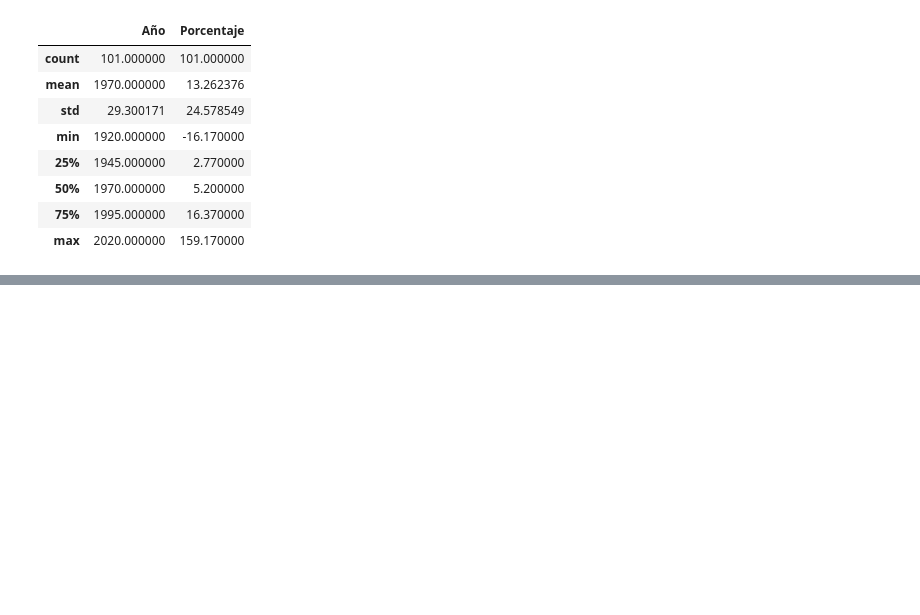
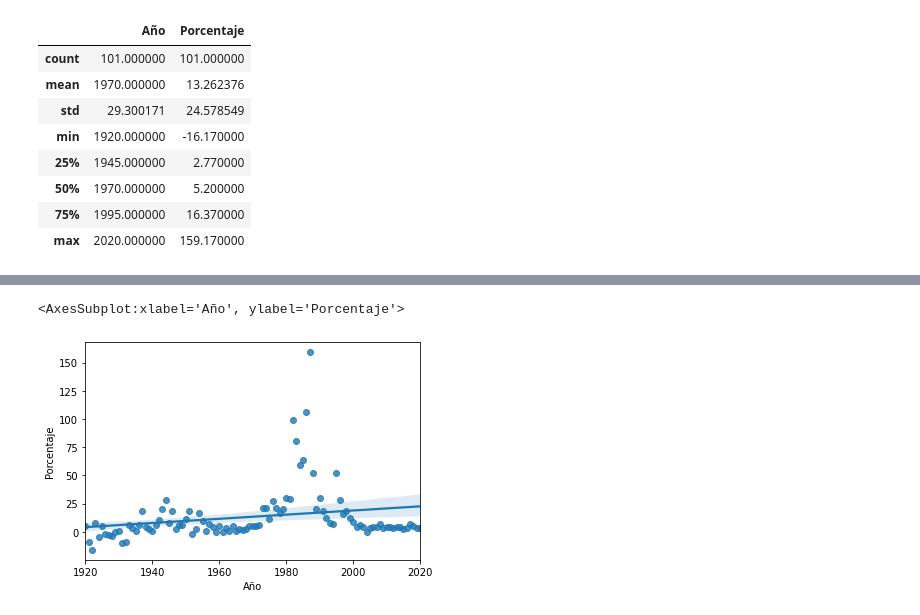
Before and after one commit to NancyDav/Mineria-de-datos, a Jupyter notebook: Inflacionm.ipynb, the cells around one changed output, grey strips where cells are left out. Saved outputs shown, nothing was run; the diff lists cells and outputs as text; code cells hidden in the pictures; blank space fills up the shorter version.

```diff
--- a/Inflacionm.ipynb
+++ b/Inflacionm.ipynb
@@ -54,0 +84,5 @@ df1.describe()
+# %%
+sns.regplot(x=df1['Año'],y=df1['Porcentaje'])
+# %% [output]
+<AxesSubplot:xlabel='Año', ylabel='Porcentaje'>
+[figure, added]
```
Also changed, not shown: parts of 18 cells of this notebook.
